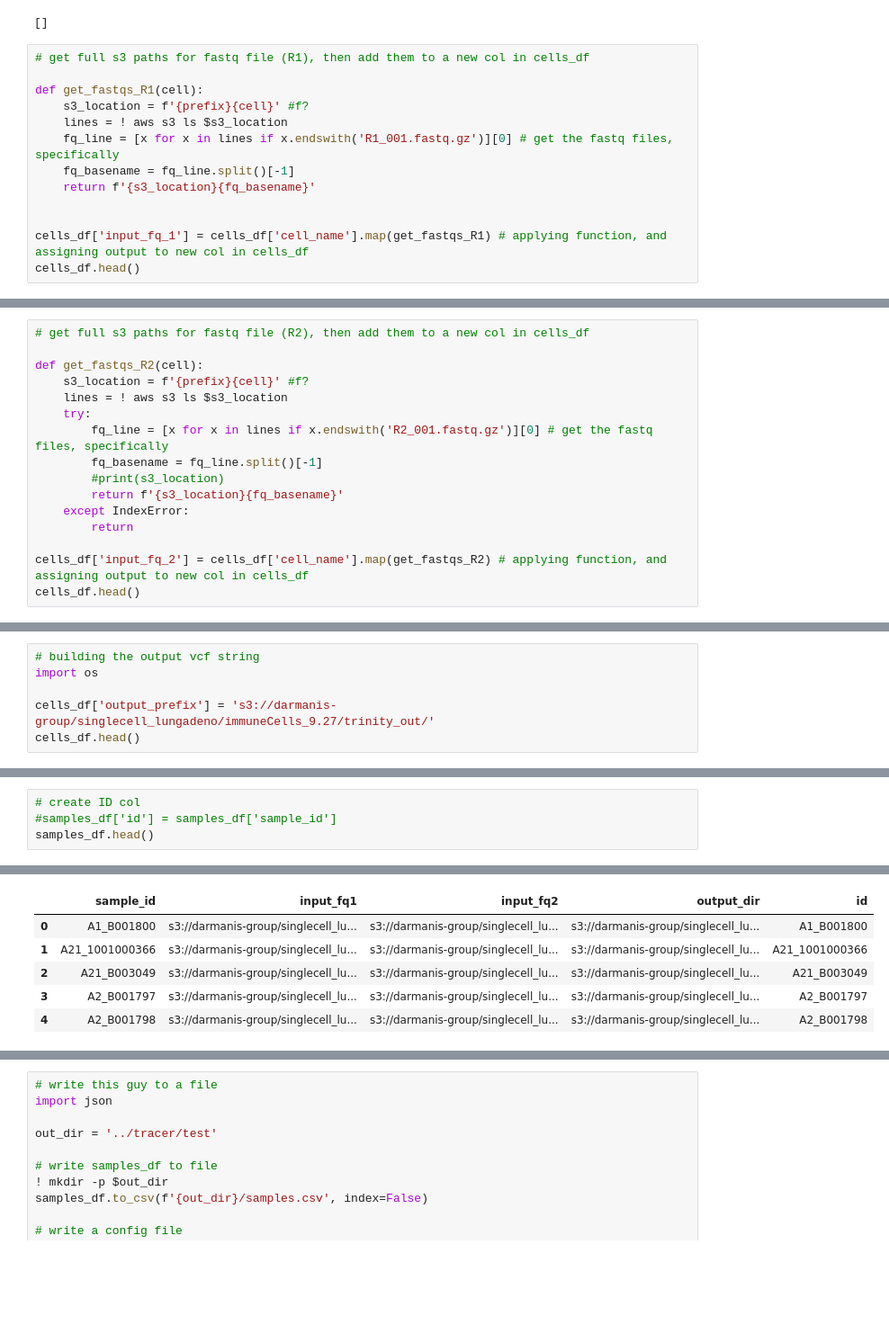
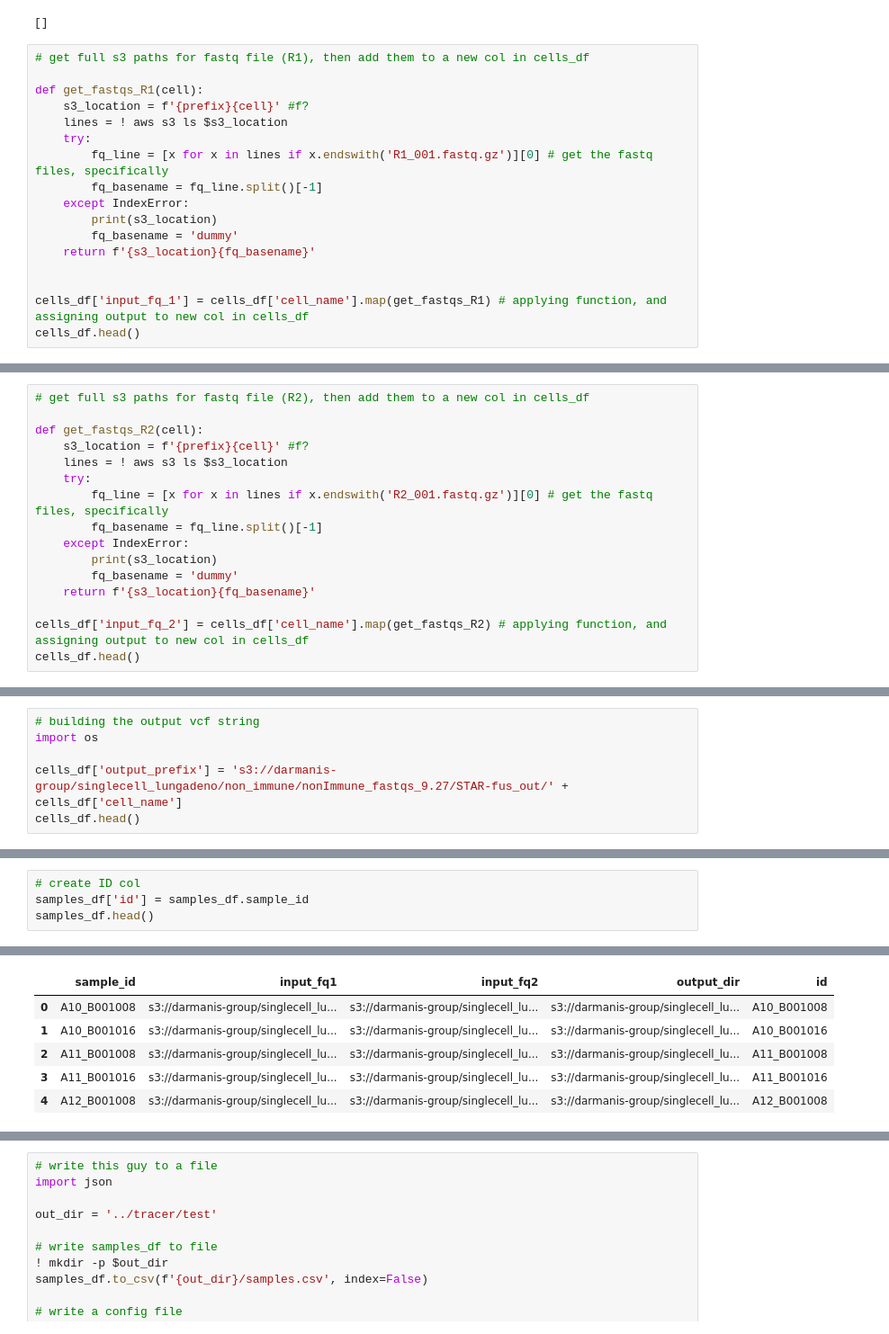
Before and after one commit to czbiohub/fusion_detection_pipeline, a Jupyter notebook: py_notebooks/create_runbatch_config.ipynb, the cells around one changed output, grey strips where cells are left out. Shown: that part at 90% size. Saved outputs shown, nothing was run; the diff lists cells and outputs as text; blank space fills up the shorter version.

```diff
--- a/py_notebooks/create_runbatch_config.ipynb
+++ b/py_notebooks/create_runbatch_config.ipynb
@@ -177,8 +177,12 @@ test_files
 def get_fastqs_R1(cell):
     s3_location = f'{prefix}{cell}' #f?
     lines = ! aws s3 ls $s3_location
-    fq_line = [x for x in lines if x.endswith('R1_001.fastq.gz')][0] # get the fastq files, specifically
-    fq_basename = fq_line.split()[-1]
+    try:
+        fq_line = [x for x in lines if x.endswith('R1_001.fastq.gz')][0] # get the fastq files, specifically
+        fq_basename = fq_line.split()[-1]
+    except IndexError:
+        print(s3_location)
+        fq_basename = 'dummy'
     return f'{s3_location}{fq_basename}'
 
 
@@ -200,10 +205,10 @@ def get_fastqs_R2(cell):
     try:
         fq_line = [x for x in lines if x.endswith('R2_001.fastq.gz')][0] # get the fastq files, specifically
         fq_basename = fq_line.split()[-1]
-        #print(s3_location)
-        return f'{s3_location}{fq_basename}'
     except IndexError:
-        return
+        print(s3_location)
+        fq_basename = 'dummy'
+    return f'{s3_location}{fq_basename}'
 
 cells_df['input_fq_2'] = cells_df['cell_name'].map(get_fastqs_R2) # applying function, and assigning output to new col in cells_df
 cells_df.head()
@@ -229,6 +235,6 @@ cells_df.head()
 # building the output vcf string
 import os
 
-cells_df['output_prefix'] = 's3://darmanis-group/singlecell_lungadeno/immuneCells_9.27/trinity_out/'
+cells_df['output_prefix'] = 's3://darmanis-group/singlecell_lungadeno/non_immune/nonImmune_fastqs_9.27/STAR-fus_out/' + cells_df['cell_name']
 cells_df.head()
 # %% [output]
@@ -277,5 +283,5 @@ samples_df.head()
 # %%
 # create ID col
-#samples_df['id'] = samples_df['sample_id']
+samples_df['id'] = samples_df.sample_id
 samples_df.head()
 # %% [output]
@@ -282,9 +292,9 @@ samples_df.head()
 |  | sample_id | input_fq1 | input_fq2 | output_dir | id |
-| 0 | A1_B001800 | s3://darmanis-group/singlecell_lu... | s3://darmanis-group/singlecell_lu... | s3://darmanis-group/singlecell_lu... | A1_B001800 |
-| 1 | A21_1001000366 | s3://darmanis-group/singlecell_lu... | s3://darmanis-group/singlecell_lu... | s3://darmanis-group/singlecell_lu... | A21_1001000366 |
-| 2 | A21_B003049 | s3://darmanis-group/singlecell_lu... | s3://darmanis-group/singlecell_lu... | s3://darmanis-group/singlecell_lu... | A21_B003049 |
-| 3 | A2_B001797 | s3://darmanis-group/singlecell_lu... | s3://darmanis-group/singlecell_lu... | s3://darmanis-group/singlecell_lu... | A2_B001797 |
-| 4 | A2_B001798 | s3://darmanis-group/singlecell_lu... | s3://darmanis-group/singlecell_lu... | s3://darmanis-group/singlecell_lu... | A2_B001798 |
+| 0 | A10_B001008 | s3://darmanis-group/singlecell_lu... | s3://darmanis-group/singlecell_lu... | s3://darmanis-group/singlecell_lu... | A10_B001008 |
+| 1 | A10_B001016 | s3://darmanis-group/singlecell_lu... | s3://darmanis-group/singlecell_lu... | s3://darmanis-group/singlecell_lu... | A10_B001016 |
+| 2 | A11_B001008 | s3://darmanis-group/singlecell_lu... | s3://darmanis-group/singlecell_lu... | s3://darmanis-group/singlecell_lu... | A11_B001008 |
+| 3 | A11_B001016 | s3://darmanis-group/singlecell_lu... | s3://darmanis-group/singlecell_lu... | s3://darmanis-group/singlecell_lu... | A11_B001016 |
+| 4 | A12_B001008 | s3://darmanis-group/singlecell_lu... | s3://darmanis-group/singlecell_lu... | s3://darmanis-group/singlecell_lu... | A12_B001008 |
 # %%
 samples_df = samples_df[['id', 'sample_id', 'input_fq1', 'input_fq2', 'output_dir']]
 samples_df.head()
```
Also changed, not shown: parts of 16 cells of this notebook, 8 other files.
